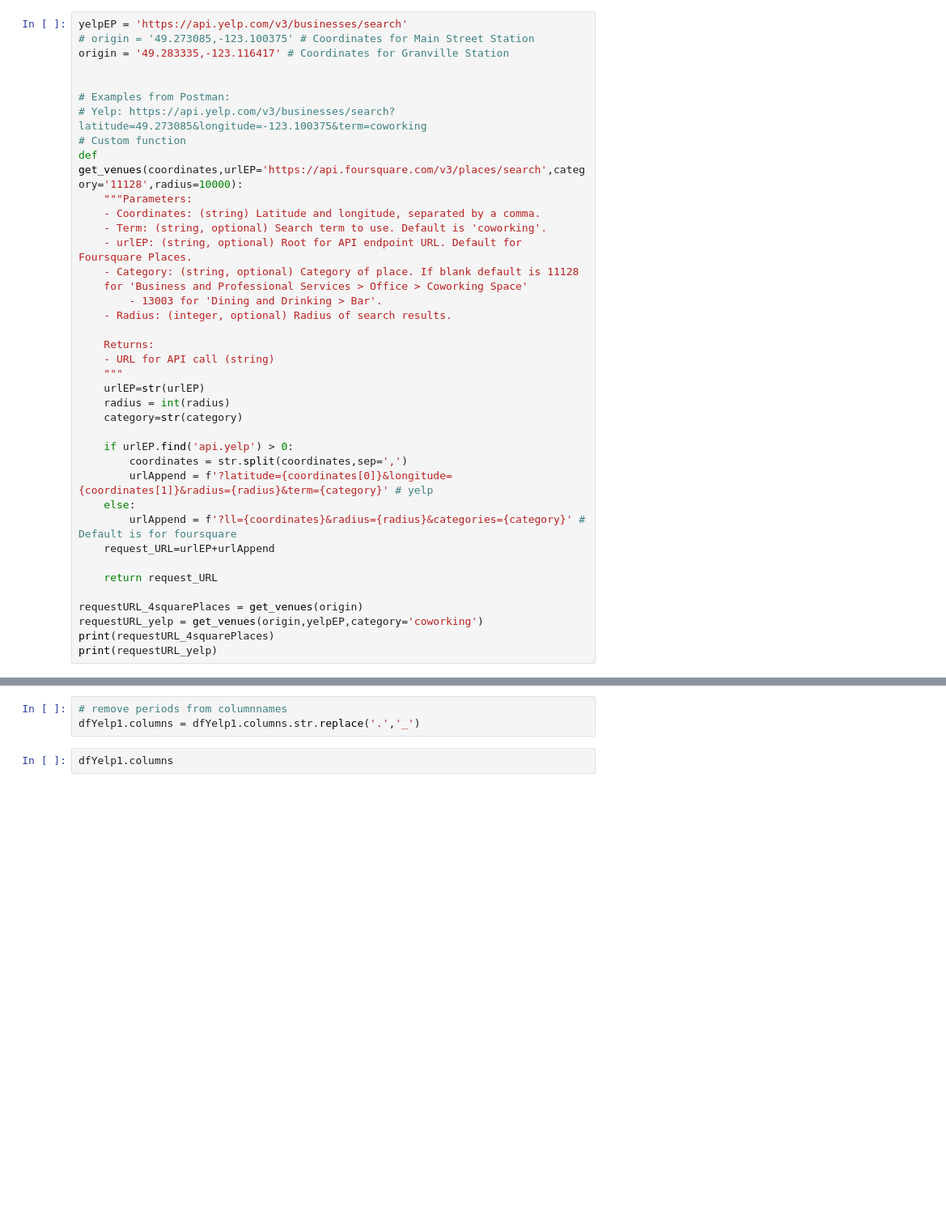
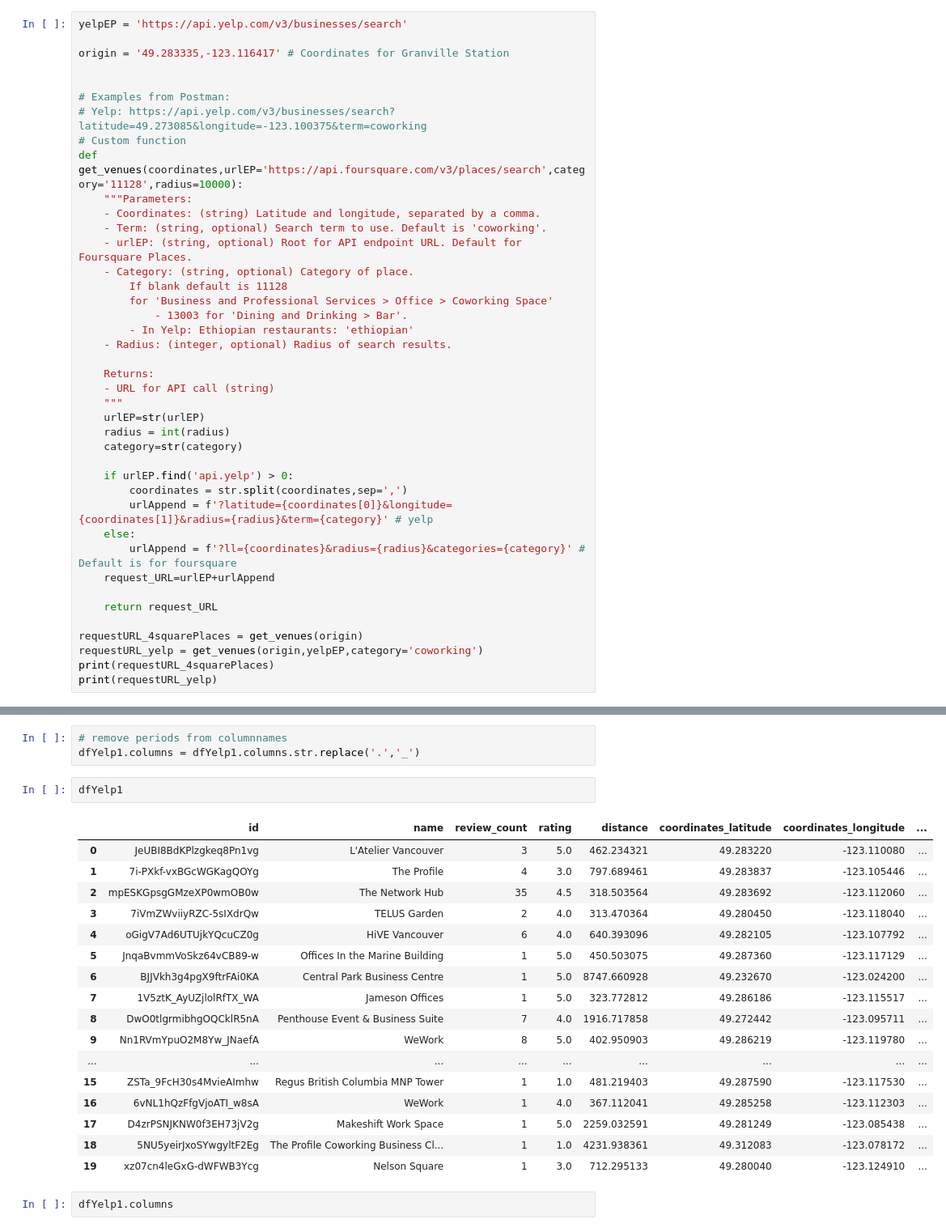
Before and after one commit to silvhua-Lighthouse/mini-project-II, a Jupyter notebook: data/EDA.ipynb, the cells around one changed output, grey strips where cells are left out. Shown: that part at 81% size. Drawn from its saved outputs; the diff is of its cells as text; blank space fills up the shorter version.

```diff
--- a/data/EDA.ipynb
+++ b/data/EDA.ipynb
@@ -19,6 +17,6 @@ plt.style.use('seaborn-whitegrid')
 # %%
 yelpEP = 'https://api.yelp.com/v3/businesses/search'
-# origin = '49.273085,-123.100375' # Coordinates for Main Street Station
+
 origin = '49.283335,-123.116417' # Coordinates for Granville Station
 
 
@@ -30,9 +28,11 @@ def get_venues(coordinates,urlEP='https://api.foursquare.com/v3/places/search',c
     - Coordinates: (string) Latitude and longitude, separated by a comma.
     - Term: (string, optional) Search term to use. Default is 'coworking'.
     - urlEP: (string, optional) Root for API endpoint URL. Default for Foursquare Places.
-    - Category: (string, optional) Category of place. If blank default is 11128
-    for 'Business and Professional Services > Office > Coworking Space'
-        - 13003 for 'Dining and Drinking > Bar'.
+    - Category: (string, optional) Category of place.
+        If blank default is 11128
+        for 'Business and Professional Services > Office > Coworking Space'
+            - 13003 for 'Dining and Drinking > Bar'.
+        - In Yelp: Ethiopian restaurants: 'ethiopian'
     - Radius: (integer, optional) Radius of search results.
 
     Returns:
@@ -279,6 +278,26 @@ dfYelp1.head(2)
 # %%
 # remove periods from columnnames
 dfYelp1.columns = dfYelp1.columns.str.replace('.','_')
+# %%
+dfYelp1
+# %% [output]
+|  | id | name | review_count | rating | distance | coordinates_latitude | coordinates_longitude | ... |
+| 0 | JeUBI8BdKPlzgkeq8Pn1vg | L'Atelier Vancouver | 3 | 5.0 | 462.234321 | 49.283220 | -123.110080 | ... |
+| 1 | 7i-PXkf-vxBGcWGKagQOYg | The Profile | 4 | 3.0 | 797.689461 | 49.283837 | -123.105446 | ... |
+| 2 | mpESKGpsgGMzeXP0wmOB0w | The Network Hub | 35 | 4.5 | 318.503564 | 49.283692 | -123.112060 | ... |
+| 3 | 7iVmZWviiyRZC-5sIXdrQw | TELUS Garden | 2 | 4.0 | 313.470364 | 49.280450 | -123.118040 | ... |
+| 4 | oGigV7Ad6UTUjkYQcuCZ0g | HiVE Vancouver | 6 | 4.0 | 640.393096 | 49.282105 | -123.107792 | ... |
+| 5 | JnqaBvmmVoSkz64vCB89-w | Offices In the Marine Building | 1 | 5.0 | 450.503075 | 49.287360 | -123.117129 | ... |
+| 6 | BJJVkh3g4pgX9ftrFAi0KA | Central Park Business Centre | 1 | 5.0 | 8747.660928 | 49.232670 | -123.024200 | ... |
+| 7 | 1V5ztK_AyUZjlolRfTX_WA | Jameson Offices | 1 | 5.0 | 323.772812 | 49.286186 | -123.115517 | ... |
+| 8 | DwO0tlgrmibhgOQCklR5nA | Penthouse Event & Business Suite | 7 | 4.0 | 1916.717858 | 49.272442 | -123.095711 | ... |
+| 9 | Nn1RVmYpuO2M8Yw_JNaefA | WeWork | 8 | 5.0 | 402.950903 | 49.286219 | -123.119780 | ... |
+| ... | ... | ... | ... | ... | ... | ... | ... | ... |
+| 15 | ZSTa_9FcH30s4MvieAImhw | Regus British Columbia MNP Tower | 1 | 1.0 | 481.219403 | 49.287590 | -123.117530 | ... |
+| 16 | 6vNL1hQzFfgVjoATI_w8sA | WeWork | 1 | 4.0 | 367.112041 | 49.285258 | -123.112303 | ... |
+| 17 | D4zrPSNJKNW0f3EH73jV2g | Makeshift Work Space | 1 | 5.0 | 2259.032591 | 49.281249 | -123.085438 | ... |
+| 18 | 5NU5yeirJxoSYwgyltF2Eg | The Profile Coworking Business Cl... | 1 | 1.0 | 4231.938361 | 49.312083 | -123.078172 | ... |
+| 19 | xz07cn4leGxG-dWFWB3Ycg | Nelson Square | 1 | 3.0 | 712.295133 | 49.280040 | -123.124910 | ... |
 # %%
 dfYelp1.columns
 # %% [output]
```
Also changed, not shown: parts of 29 cells of this notebook, 10 other files.
